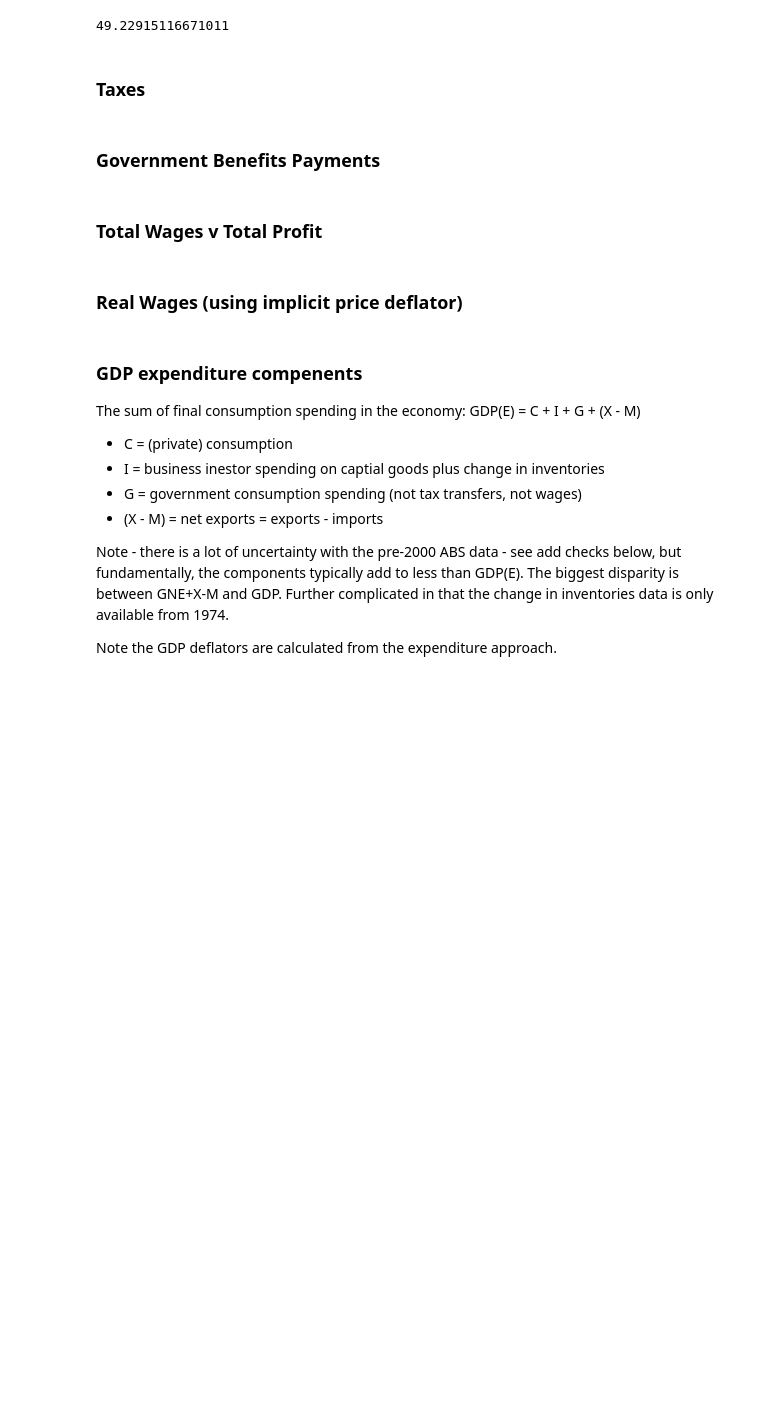
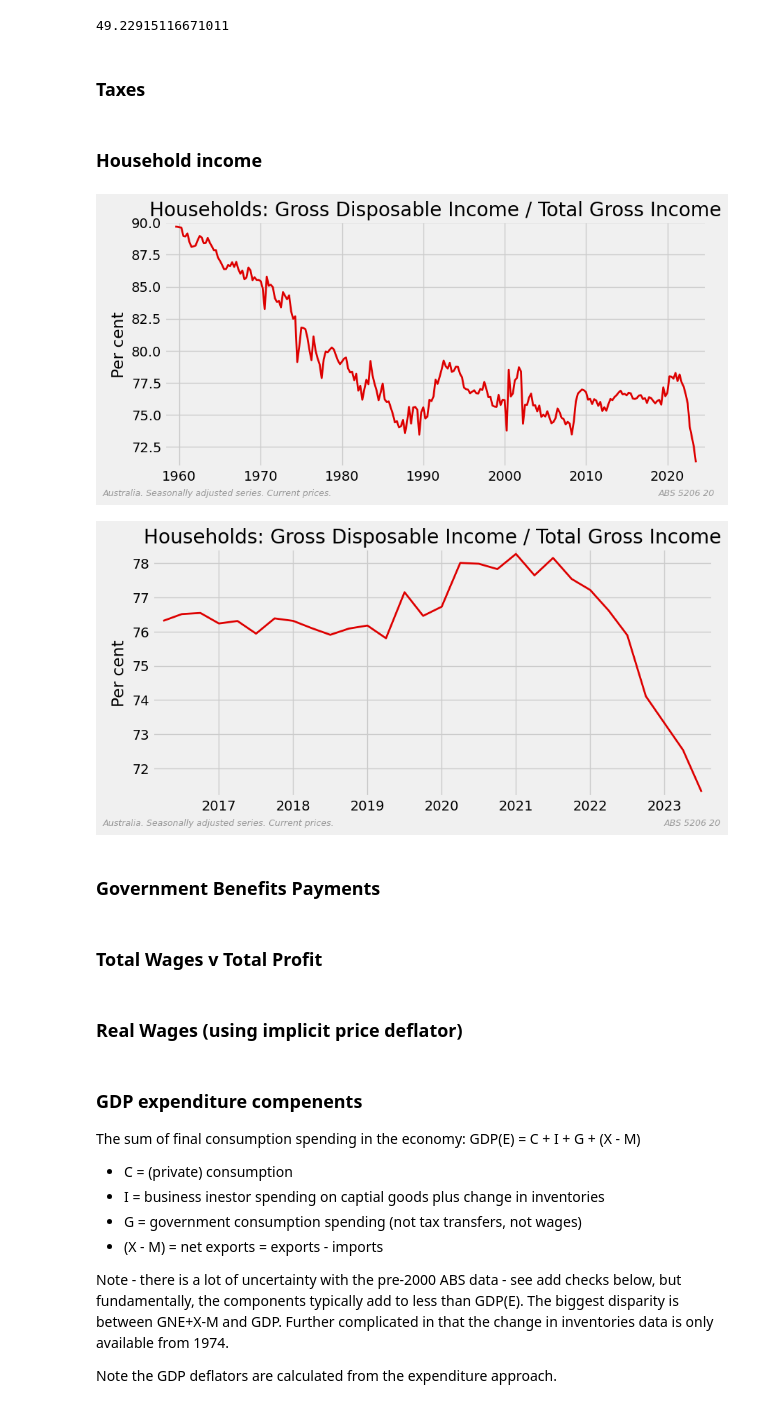
Before and after one commit to bpalmer4/Charts-based-on-ABS-data, a Jupyter notebook: notebooks/ABS Quarterly National Accounts 5206.ipynb, the cells around one changed output. Drawn from its saved outputs; the diff is of its cells as text; code cells hidden in the pictures; blank space fills up the shorter version.

Commit message:
Update to abs_data_capture.py / data update

```diff
--- a/notebooks/ABS Quarterly National Accounts 5206.ipynb
+++ b/notebooks/ABS Quarterly National Accounts 5206.ipynb
@@ -52,7 +52,7 @@ if abs_dict is None:
 
 meta = abs_dict[META_DATA]
 RECENT, plot_times, plot_tags = get_plot_constants(meta)
-did_col, id_col, table_col, type_col, unit_col = get_meta_constants()
+did_col, id_col, table_col, type_col, unit_col, tdesc_col = get_meta_constants()
 # %% [output]
 Found URL for a ZIP file on ABS web page
 Retrieving zip-file from cache ...
@@ -631,0 +664,42 @@ for plot in tax_plots:
+# %% [markdown]
+### Household income
+# %%
+def disposable_income():
+    # Household gross disposable income = The amount of income
+    # that households have available for spending after deducting
+    # any taxes paid, interest payments and transfers overseas.
+
+    table = "20"  # Table 20. Household Income Account, Current prices
+    data = abs_dict[table]
+
+    series_type = "Seasonally Adjusted"
+    price_type = "Current prices"
+    items = "GROSS DISPOSABLE INCOME", "TOTAL GROSS INCOME"
+    series = []
+    for item in items:
+        id = meta[
+            (meta[table_col] == table)
+            & (meta[type_col] == series_type)
+            & (meta[did_col].str.contains(item))
+            & (meta[tdesc_col].str.contains(price_type))
+        ][id_col].iloc[0]
+        series.append(data[id])
+    percent_di = series[0] / series[1] * 100
+
+    line_plot(
+        percent_di,
+        starts=(None, RECENT),
+        title=f'Households: {" / ".join(items).title()}',
+        ylabel="Per cent",
+        rfooter=f"{source} {table}",
+        lfooter=f"Australia. {series_type.capitalize()} series. "
+        f"{price_type.capitalize()}. ",
+        pre_tag="household_income-",
+        show=True,
+    )
+
+
+disposable_income()
+# %% [output]
+[figure, added]
+[figure, added]
```
Also changed, not shown: parts of 18 cells of this notebook, 24 other files.
